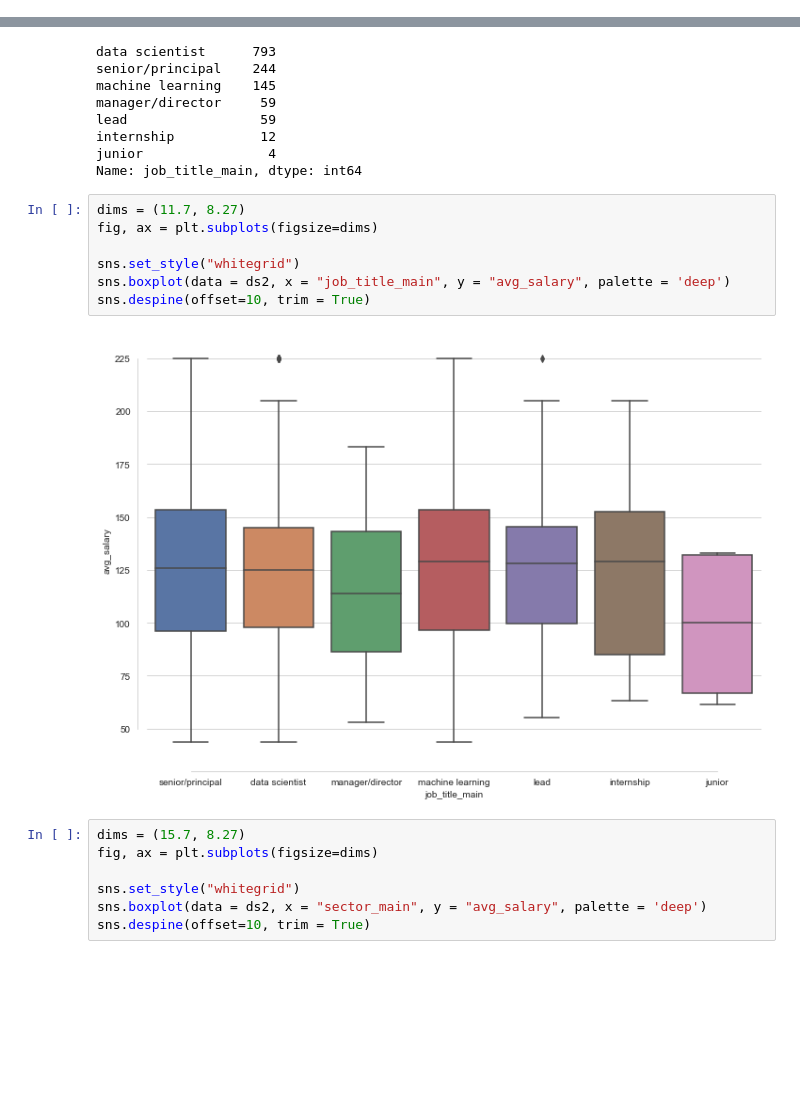
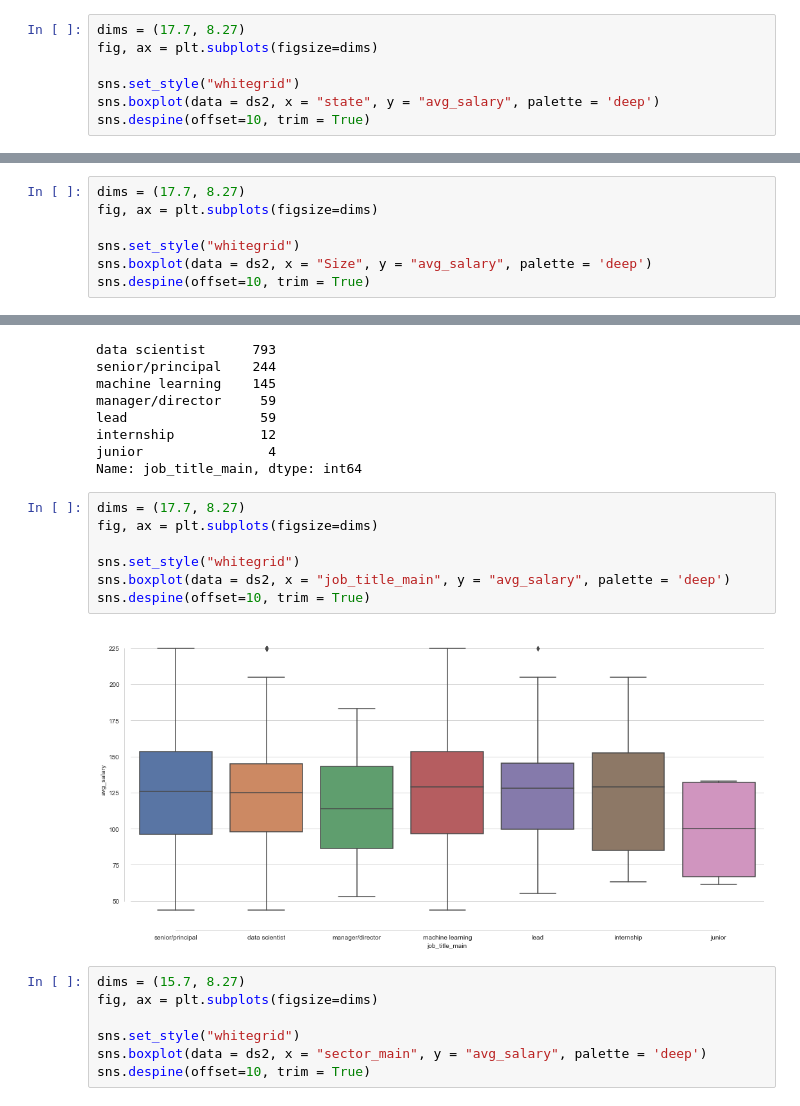
Before and after one commit to dianaionascu15/data-jobs-analysis, a Jupyter notebook: data-jobs-analysis.ipynb, the cells around one changed output, grey strips where cells are left out. Cells and saved outputs as stored; diff of their text form; blank space fills up the shorter version.

Commit message:
plots added

```diff
--- a/data-jobs-analysis.ipynb
+++ b/data-jobs-analysis.ipynb
@@ -246,3 +247,10 @@ plt.scatter(ds2["state"].astype(str), ds2["avg_salary"])
 plt.show()
 # %% [output]
 [figure]
+# %%
+dims = (17.7, 8.27)
+fig, ax = plt.subplots(figsize=dims)
+
+sns.set_style("whitegrid")
+sns.boxplot(data = ds2, x = "state", y = "avg_salary", palette = 'deep')
+sns.despine(offset=10, trim = True)
@@ -275,3 +285,10 @@ ds2.Size.value_counts()
 5001 to 10000 employees     47
 Unknown                     27
 Name: Size, dtype: int64
+# %%
+dims = (17.7, 8.27)
+fig, ax = plt.subplots(figsize=dims)
+
+sns.set_style("whitegrid")
+sns.boxplot(data = ds2, x = "Size", y = "avg_salary", palette = 'deep')
+sns.despine(offset=10, trim = True)
@@ -299,14 +318,14 @@ internship           12
 junior                4
 Name: job_title_main, dtype: int64
 # %%
-dims = (11.7, 8.27)
+dims = (17.7, 8.27)
 fig, ax = plt.subplots(figsize=dims)
 
 sns.set_style("whitegrid")
 sns.boxplot(data = ds2, x = "job_title_main", y = "avg_salary", palette = 'deep')
 sns.despine(offset=10, trim = True)
 # %% [output]
-[figure, old version]
+[figure, new version]
 # %%
 dims = (15.7, 8.27)
 fig, ax = plt.subplots(figsize=dims)
```
Also changed, not shown: parts of 5 cells of this notebook.
